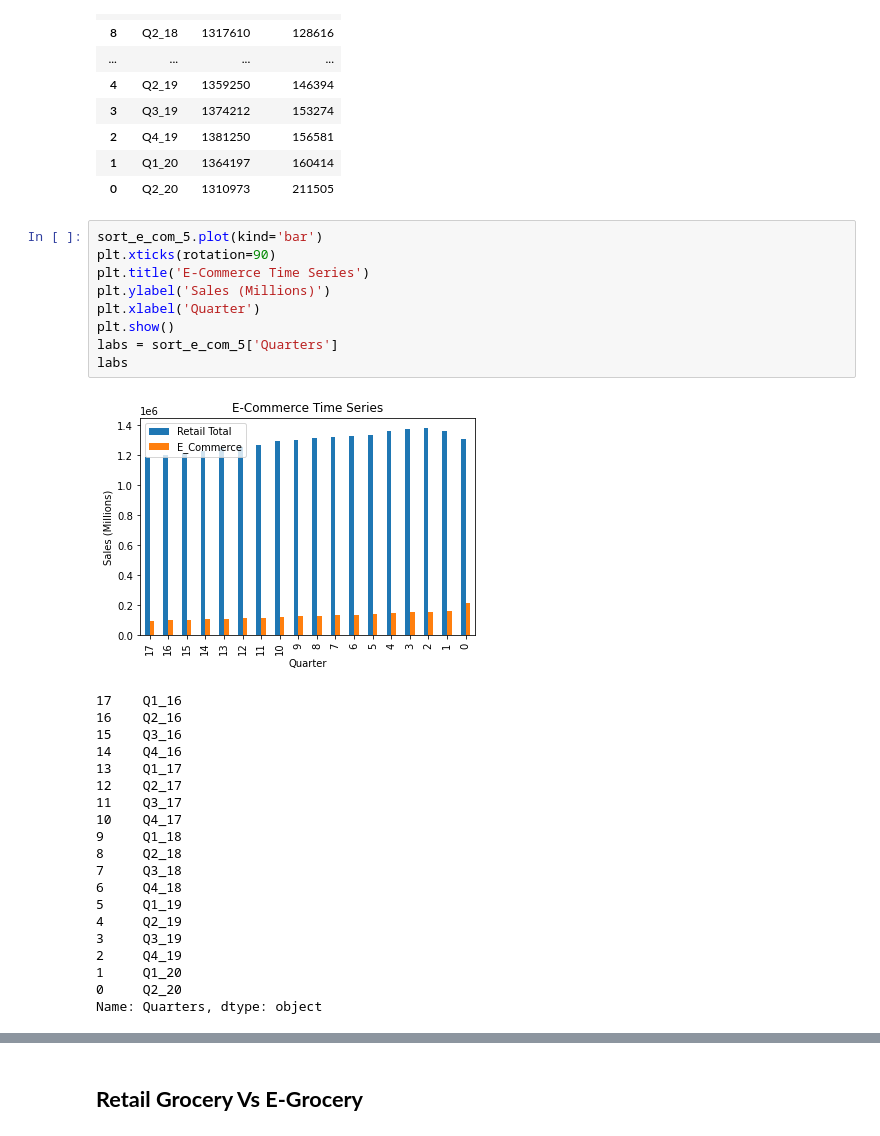
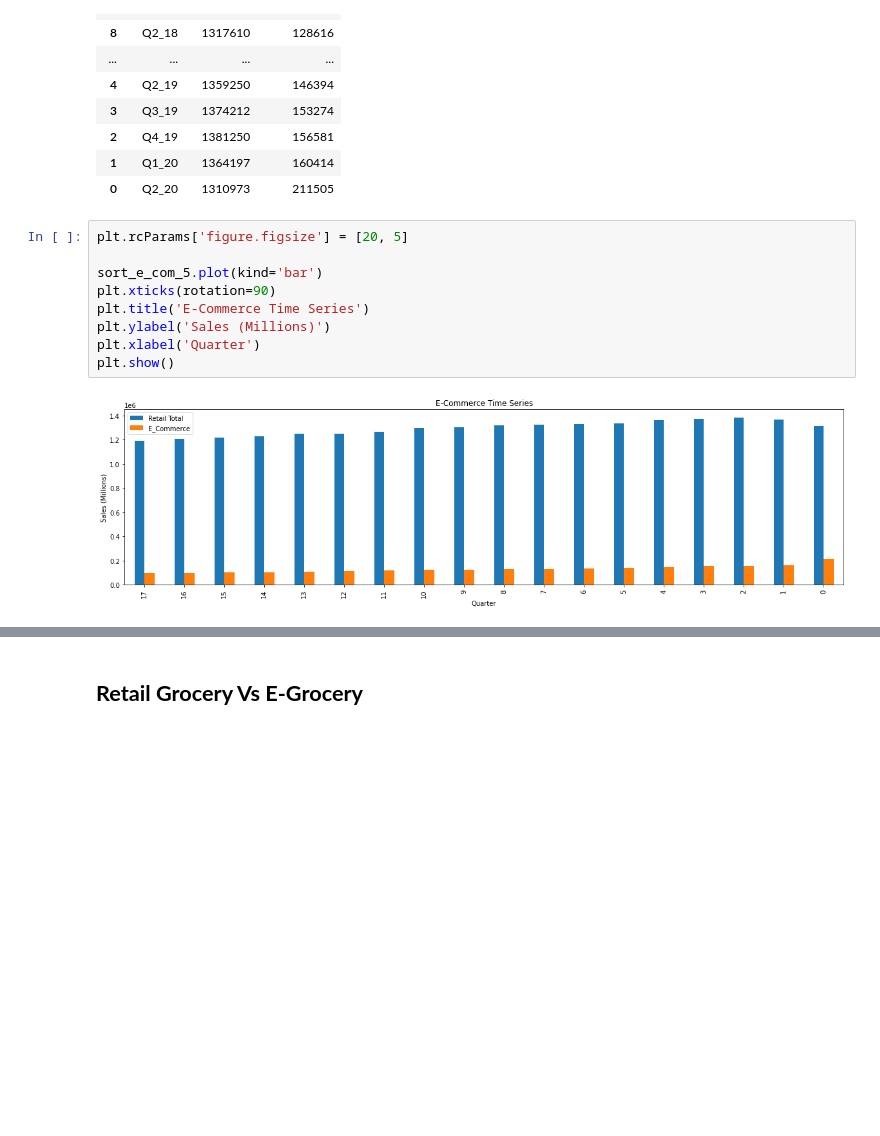
Before and after one commit to LenSin3/Conservatory-cvd19-retail, a Jupyter notebook: covid-retail.ipynb, the cells around one changed output, grey strips where cells are left out. Drawn from its saved outputs; the diff is of its cells as text; blank space fills up the shorter version.

```diff
--- a/covid-retail.ipynb
+++ b/covid-retail.ipynb
@@ -203,33 +283,14 @@ sort_e_com_5
 | 1 | Q1_20 | 1364197 | 160414 |
 | 0 | Q2_20 | 1310973 | 211505 |
 # %%
+plt.rcParams['figure.figsize'] = [20, 5]
+
 sort_e_com_5.plot(kind='bar')
 plt.xticks(rotation=90)
 plt.title('E-Commerce Time Series')
 plt.ylabel('Sales (Millions)')
 plt.xlabel('Quarter')
 plt.show()
-labs = sort_e_com_5['Quarters']
-labs
 # %% [output]
-[figure, old version]
+[figure, new version]
-17    Q1_16
-16    Q2_16
-15    Q3_16
-14    Q4_16
-13    Q1_17
-12    Q2_17
-11    Q3_17
-10    Q4_17
-9     Q1_18
-8     Q2_18
-7     Q3_18
-6     Q4_18
-5     Q1_19
-4     Q2_19
-3     Q3_19
-2     Q4_19
-1     Q1_20
-0     Q2_20
-Name: Quarters, dtype: object
 # %%
```
Also changed, not shown: parts of 21 cells of this notebook.
